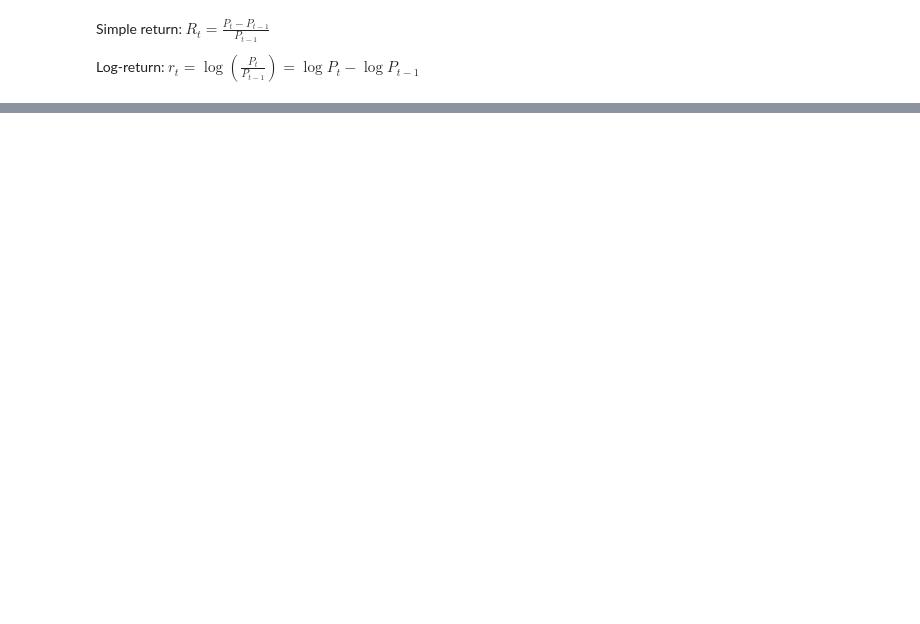
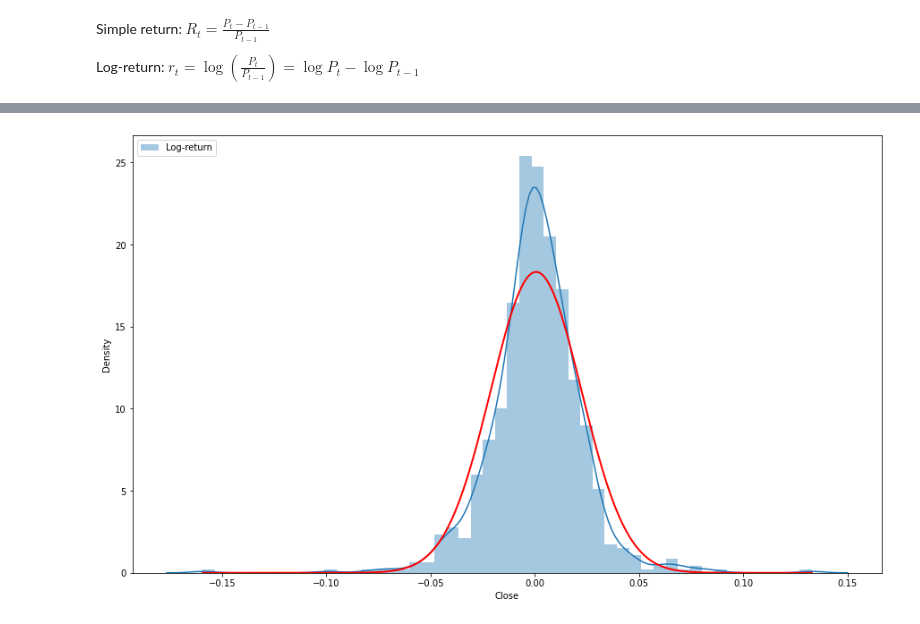
Before and after one commit to danpele/Stat_fin_markets, a Jupyter notebook: SFM_returns/SFM_returns.ipynb, the cells around one changed output, grey strips where cells are left out. Cells and saved outputs as stored; diff of their text form; code cells hidden in the pictures; blank space fills up the shorter version.

```diff
--- a/SFM_returns/SFM_returns.ipynb
+++ b/SFM_returns/SFM_returns.ipynb
@@ -104,3 +122,21 @@ plt.show()
+# %%
+import seaborn as sns
+import scipy
+# histogram
+ax = sns.distplot(log_return, kde=True, norm_hist=True, label="Log-return")
+
+#sns.distplot(simple_return, kde=False, norm_hist=True, label='Simple returns')
+x_pdf = np.linspace(np.min(log_return), np.max(log_return), 1000)
+mu=np.mean(log_return)
+std=np.std(log_return)
+y_pdf = scipy.stats.norm.pdf(x_pdf,mu,std)
+legend(loc='upper left');
+ax.plot(x_pdf, y_pdf, 'r', lw=2, label='Normal pdf')
+# plt.tight_layout()
+# plt.savefig('images/ch1_im10.png')
+plt.show()
+# %% [output]
+[figure, added]
 # %%
 log_return.describe()
 # %% [output]
```
Also changed, not shown: parts of 10 cells of this notebook.
